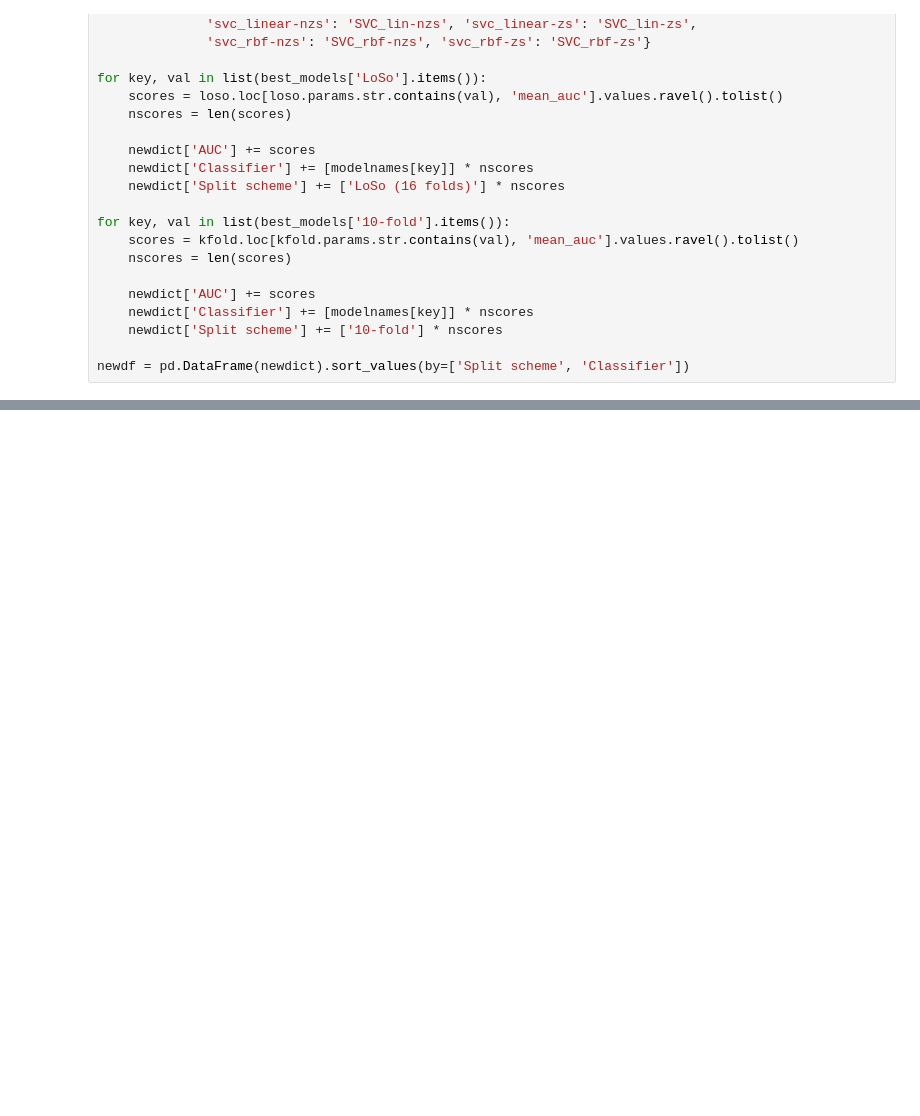
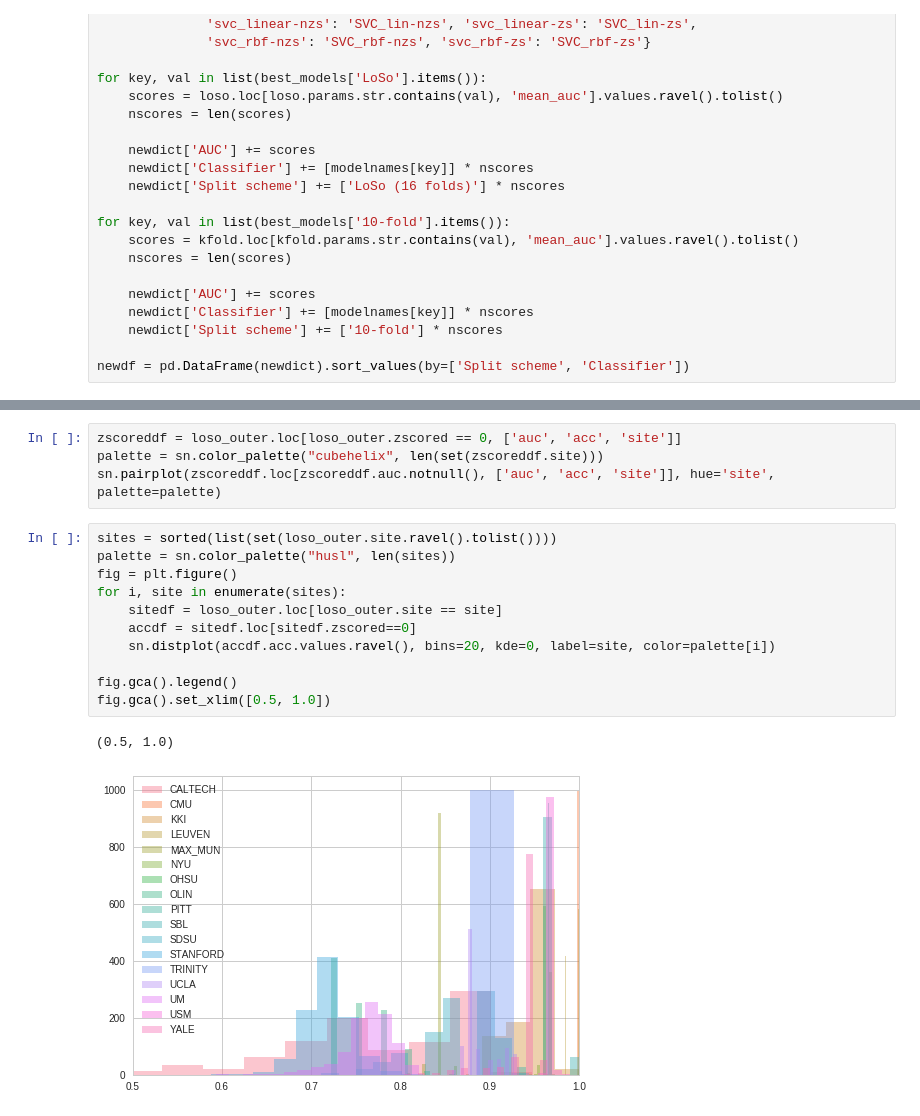
Before and after one commit to nipreps/mriqc, a Jupyter notebook: notebooks/MRIQC.ipynb, the cells around one changed output, grey strips where cells are left out. Saved outputs shown, nothing was run; the diff lists cells and outputs as text; blank space fills up the shorter version.

```diff
--- a/notebooks/MRIQC.ipynb
+++ b/notebooks/MRIQC.ipynb
@@ -176,0 +249,18 @@ fig.savefig(op.expanduser('~/Dropbox/My Publications/2017-MRIQC/figures/crossval
+# %%
+zscoreddf = loso_outer.loc[loso_outer.zscored == 0, ['auc', 'acc', 'site']]
+palette = sn.color_palette("cubehelix", len(set(zscoreddf.site)))
+sn.pairplot(zscoreddf.loc[zscoreddf.auc.notnull(), ['auc', 'acc', 'site']], hue='site', palette=palette)
+# %%
+sites = sorted(list(set(loso_outer.site.ravel().tolist())))
+palette = sn.color_palette("husl", len(sites))
+fig = plt.figure()
+for i, site in enumerate(sites):
+    sitedf = loso_outer.loc[loso_outer.site == site]
+    accdf = sitedf.loc[sitedf.zscored==0]
+    sn.distplot(accdf.acc.values.ravel(), bins=20, kde=0, label=site, color=palette[i])
+
+fig.gca().legend()
+fig.gca().set_xlim([0.5, 1.0])
+# %% [output]
+(0.5, 1.0)
+[figure, added]
```
Also changed, not shown: parts of 5 cells of this notebook.
